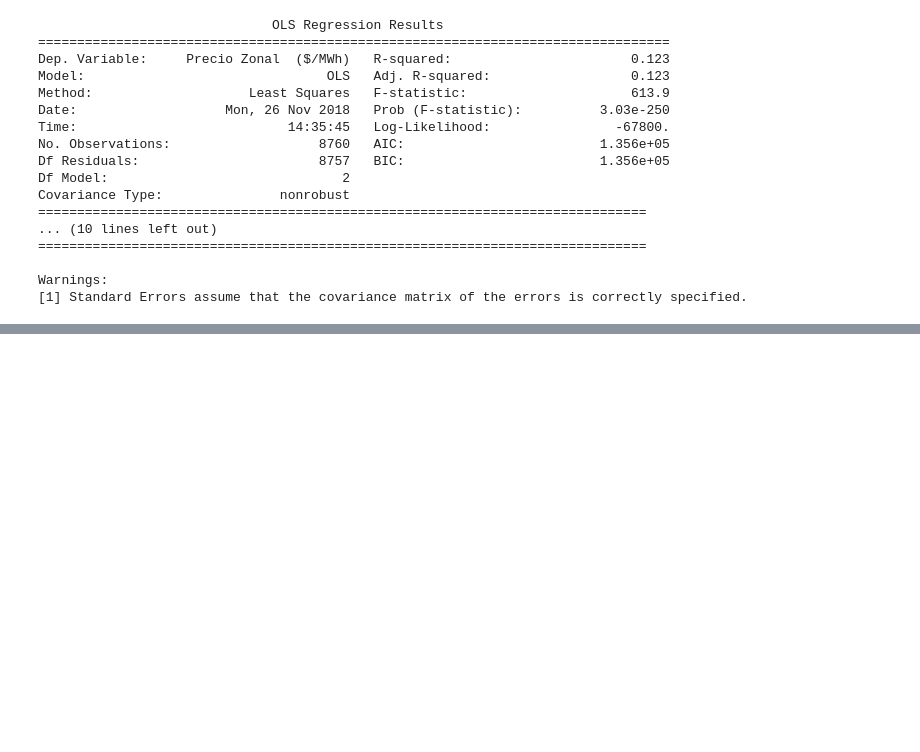
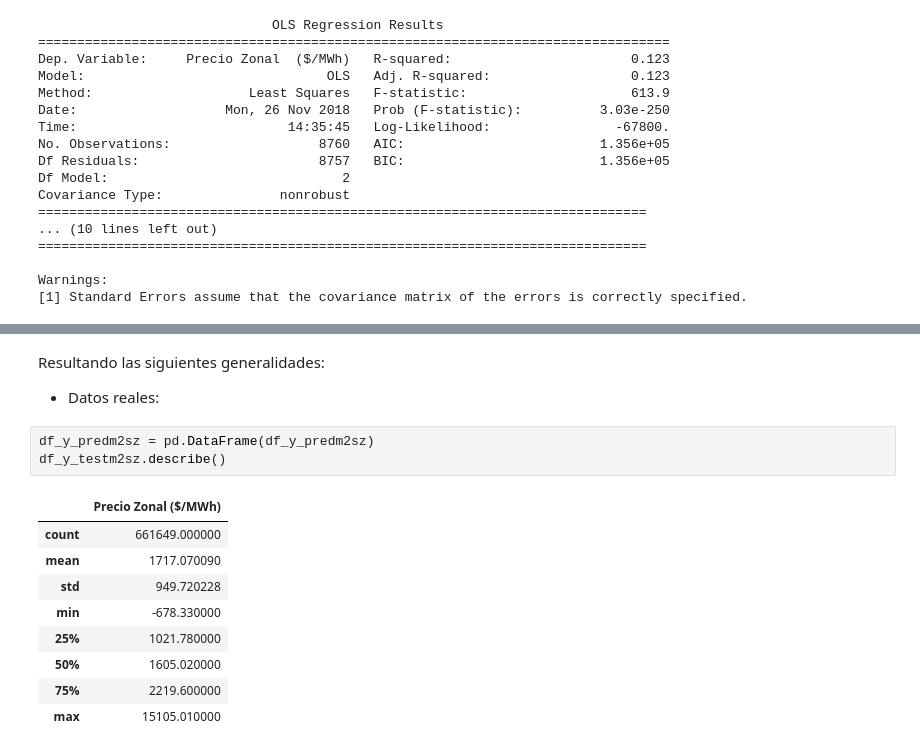
Before and after one commit to HomerMadriz/EnergyPred, a Jupyter notebook: Proyecto Avanzada.ipynb, the cells around one changed output, grey strips where cells are left out. Cells and saved outputs as stored; diff of their text form; blank space fills up the shorter version.

```diff
--- a/Proyecto Avanzada.ipynb
+++ b/Proyecto Avanzada.ipynb
@@ -315,0 +390,17 @@ Warnings:
+# %% [markdown]
+Resultando las siguientes generalidades:
+
+- Datos reales:
+# %%
+df_y_predm2sz = pd.DataFrame(df_y_predm2sz)
+df_y_testm2sz.describe()
+# %% [output]
+|  | Precio Zonal ($/MWh) |
+| count | 661649.000000 |
+| mean | 1717.070090 |
+| std | 949.720228 |
+| min | -678.330000 |
+| 25% | 1021.780000 |
+| 50% | 1605.020000 |
+| 75% | 2219.600000 |
+| max | 15105.010000 |
```
Also changed, not shown: parts of 19 cells of this notebook.
